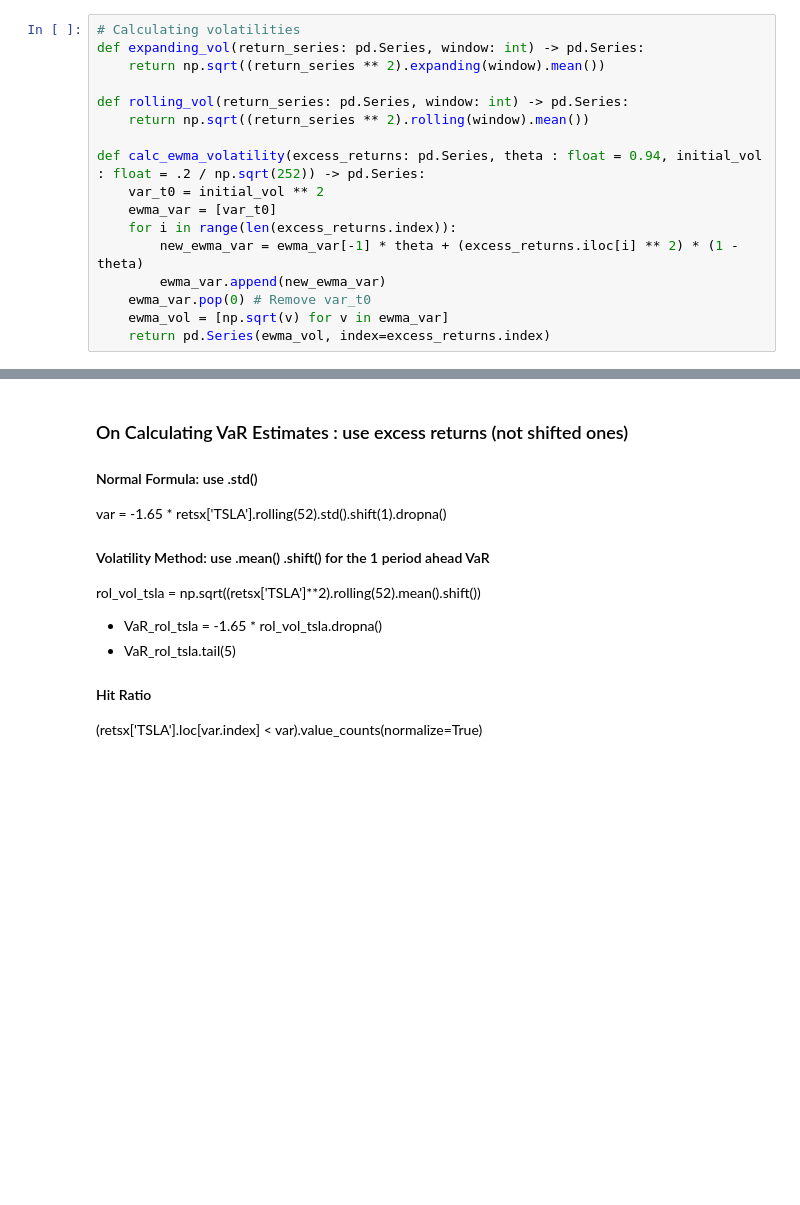
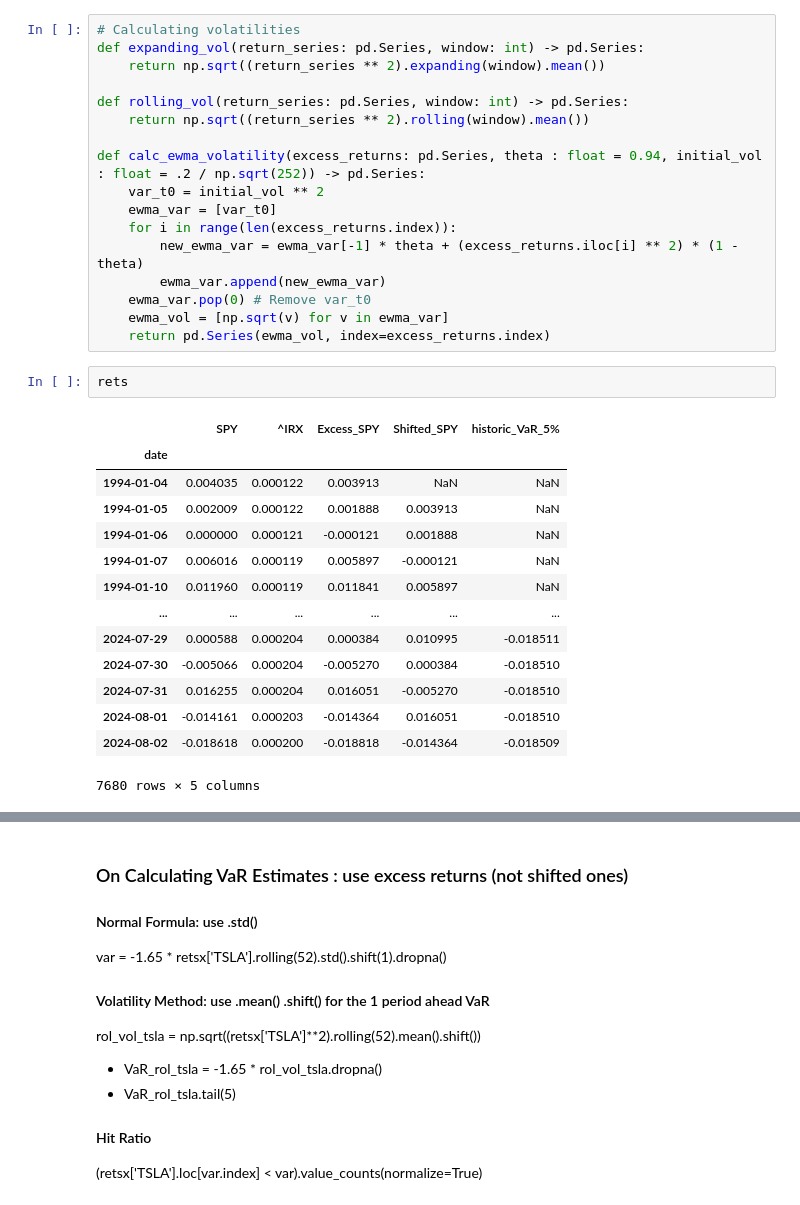
Before and after one commit to ccwhgetgit/finm-portfolio-2024, a Jupyter notebook: exam/MidTerm_Notes_2.ipynb, the cells around one changed output, grey strips where cells are left out. Saved outputs shown, nothing was run; the diff lists cells and outputs as text; blank space fills up the shorter version.

```diff
--- a/exam/MidTerm_Notes_2.ipynb
+++ b/exam/MidTerm_Notes_2.ipynb
@@ -273,3 +275,20 @@ def calc_ewma_volatility(excess_returns: pd.Series, theta : float = 0.94, initia
     ewma_var.pop(0) # Remove var_t0
     ewma_vol = [np.sqrt(v) for v in ewma_var]
     return pd.Series(ewma_vol, index=excess_returns.index)
+# %%
+rets
+# %% [output]
+|  | SPY | ^IRX | Excess_SPY | Shifted_SPY | historic_VaR_5% |
+| date |  |  |  |  |  |
+| 1994-01-04 | 0.004035 | 0.000122 | 0.003913 | NaN | NaN |
+| 1994-01-05 | 0.002009 | 0.000122 | 0.001888 | 0.003913 | NaN |
+| 1994-01-06 | 0.000000 | 0.000121 | -0.000121 | 0.001888 | NaN |
+| 1994-01-07 | 0.006016 | 0.000119 | 0.005897 | -0.000121 | NaN |
+| 1994-01-10 | 0.011960 | 0.000119 | 0.011841 | 0.005897 | NaN |
+| ... | ... | ... | ... | ... | ... |
+| 2024-07-29 | 0.000588 | 0.000204 | 0.000384 | 0.010995 | -0.018511 |
+| 2024-07-30 | -0.005066 | 0.000204 | -0.005270 | 0.000384 | -0.018510 |
+| 2024-07-31 | 0.016255 | 0.000204 | 0.016051 | -0.005270 | -0.018510 |
+| 2024-08-01 | -0.014161 | 0.000203 | -0.014364 | 0.016051 | -0.018510 |
+| 2024-08-02 | -0.018618 | 0.000200 | -0.018818 | -0.014364 | -0.018509 |
+7680 rows × 5 columns
```
Also changed, not shown: parts of 2 cells of this notebook, 4 other files.
